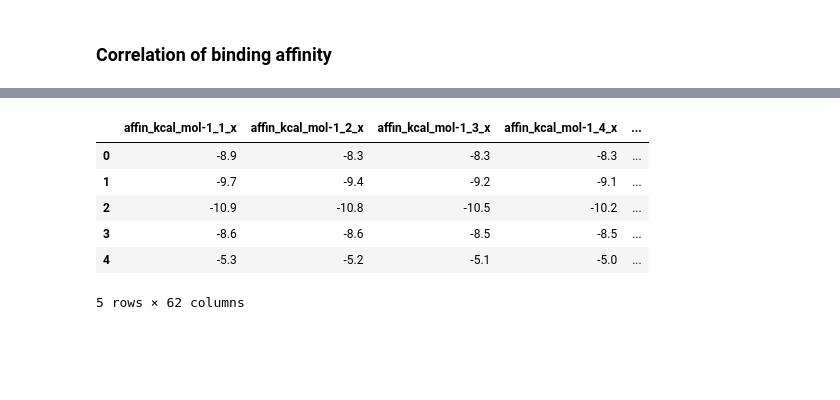
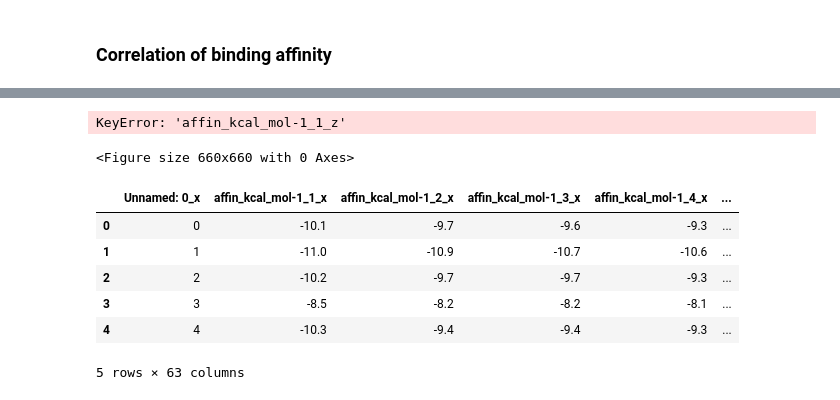
Before and after one commit to Munchic/tinymolecule, a Jupyter notebook: analysis/baff_off_target.ipynb, the cells around one changed output, grey strips where cells are left out. Saved outputs shown, nothing was run; the diff lists cells and outputs as text; code cells hidden in the pictures; blank space fills up the shorter version.

```diff
--- a/analysis/baff_off_target.ipynb
+++ b/analysis/baff_off_target.ipynb
@@ -34,0 +19,15 @@ logs_ccr5.head()  # preview
+# %%
+plots_path = Path("/Users/Munchic/Developer/Capstone/tinymolecule/data/plots")
+
+BASE_DIR = Path("../data/pdb_out")
+
+logs_ccr5 = pd.read_csv("/Users/Munchic/Developer/Capstone/tinymolecule/data/pdb_out/ccr5_valid_45e/logs/summary.csv")
+logs_ccr2 = pd.read_csv("/Users/Munchic/Developer/Capstone/tinymolecule/data/pdb_out/ccr2_valid_45e/logs/summary.csv")
+logs_ccr1 = pd.read_csv("/Users/Munchic/Developer/Capstone/tinymolecule/data/pdb_out/ccr1_valid_45e/logs/summary.csv")
+logs_ccr3 = pd.read_csv("/Users/Munchic/Developer/Capstone/tinymolecule/data/pdb_out/ccr3_valid_45e/logs/summary.csv")
+logs_ccr9 = pd.read_csv("/Users/Munchic/Developer/Capstone/tinymolecule/data/pdb_out/ccr9_valid_45e/logs/summary.csv")
+logs_ccr6 = pd.read_csv("/Users/Munchic/Developer/Capstone/tinymolecule/data/pdb_out/ccr6_valid_45e/logs/summary.csv")
+
+
+total_molecules = len(logs_ccr5)
+logs_ccr5.head()  # preview
@@ -87,11 +175,27 @@ plt.show()
+# %%
+plt.figure(figsize=(2, 2), dpi=330)
+
+x = combined_logs["affin_kcal_mol-1_1_x"] * (-1)
+y = combined_logs["affin_kcal_mol-1_1_z"] * (-1)
+r = stats.pearsonr(x, y)[0]
+
+sns.jointplot(x, y, kind="reg", label=f"Pearson's r = {round(r, 3)}", color="red")
+
+plt.xlabel(f"binding affinity on CCR5 [-1 * kcal/mol]")
+plt.ylabel(f"binding affinity on CCR1 [-1 * kcal/mol]")
+plt.legend()
+plt.show()
+# %% [output]
+KeyError: 'affin_kcal_mol-1_1_z'
+<Figure size 660x660 with 0 Axes>
 # %%
-combined_logs = pd.merge(logs_ccr5, logs_ccr2, on="base64_id")
+combined_logs = pd.merge(logs_ccr5, logs_ccr2, on="uuid")
 combined_logs.head()
 # %% [output]
-|  | affin_kcal_mol-1_1_x | affin_kcal_mol-1_2_x | affin_kcal_mol-1_3_x | affin_kcal_mol-1_4_x | ... |
-| 0 | -8.9 | -8.3 | -8.3 | -8.3 | ... |
-| 1 | -9.7 | -9.4 | -9.2 | -9.1 | ... |
-| 2 | -10.9 | -10.8 | -10.5 | -10.2 | ... |
-| 3 | -8.6 | -8.6 | -8.5 | -8.5 | ... |
-| 4 | -5.3 | -5.2 | -5.1 | -5.0 | ... |
+|  | Unnamed: 0_x | affin_kcal_mol-1_1_x | affin_kcal_mol-1_2_x | affin_kcal_mol-1_3_x | affin_kcal_mol-1_4_x | ... |
+| 0 | 0 | -10.1 | -9.7 | -9.6 | -9.3 | ... |
+| 1 | 1 | -11.0 | -10.9 | -10.7 | -10.6 | ... |
+| 2 | 2 | -10.2 | -9.7 | -9.7 | -9.3 | ... |
+| 3 | 3 | -8.5 | -8.2 | -8.2 | -8.1 | ... |
+| 4 | 4 | -10.3 | -9.4 | -9.4 | -9.3 | ... |
-5 rows × 62 columns
+5 rows × 63 columns
```
Also changed, not shown: parts of 11 cells of this notebook, 7 other files.
